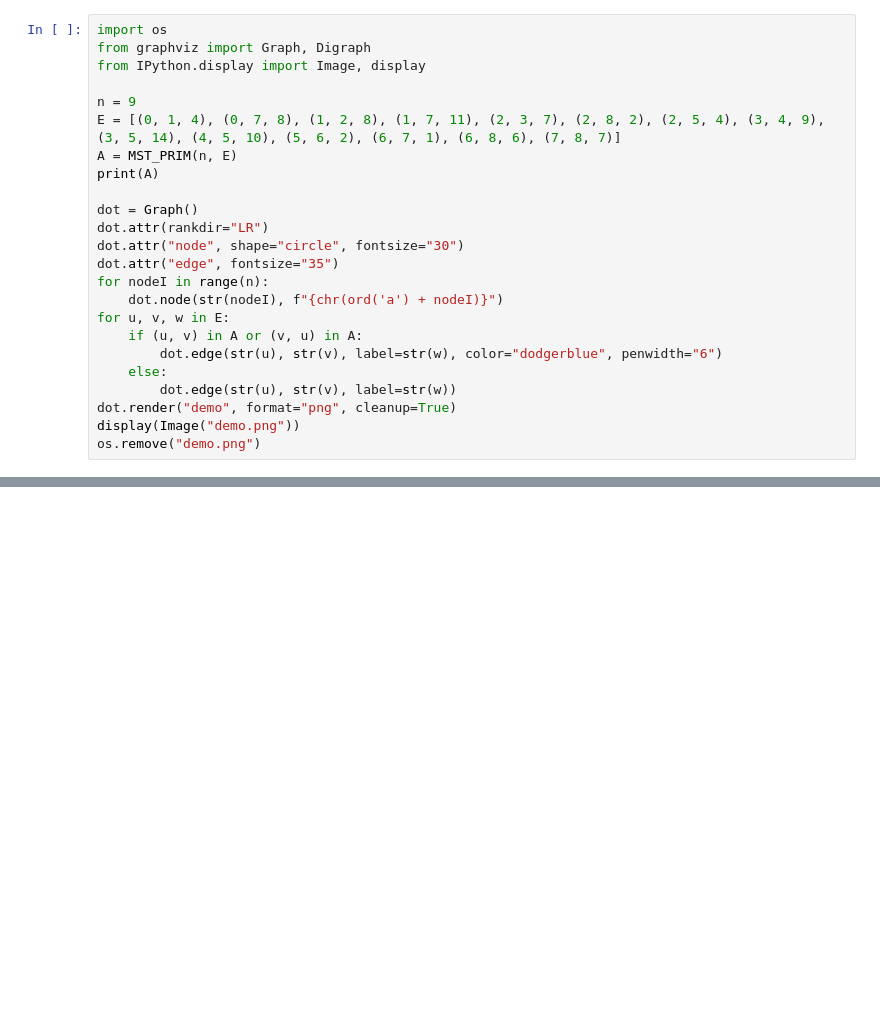
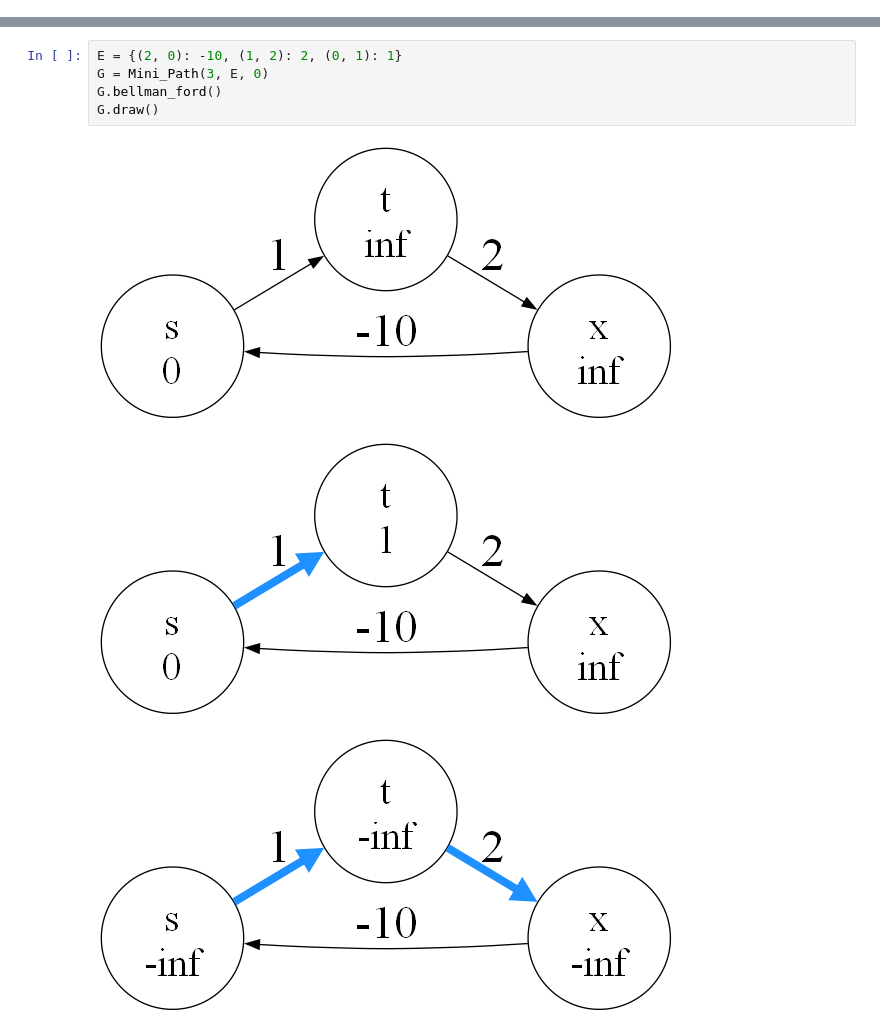
Before and after one commit to Invisiphantom/Mind-City, a Jupyter notebook: demo.ipynb, the cells around one changed output, grey strips where cells are left out. Cells and saved outputs as stored; diff of their text form; blank space fills up the shorter version.

```diff
--- a/demo.ipynb
+++ b/demo.ipynb
@@ -100,24 +0,0 @@ def MST_PRIM(n, E):
-# %%
-import os
-from graphviz import Graph, Digraph
-from IPython.display import Image, display
-
-n = 9
-E = [(0, 1, 4), (0, 7, 8), (1, 2, 8), (1, 7, 11), (2, 3, 7), (2, 8, 2), (2, 5, 4), (3, 4, 9), (3, 5, 14), (4, 5, 10), (5, 6, 2), (6, 7, 1), (6, 8, 6), (7, 8, 7)]
-A = MST_PRIM(n, E)
-print(A)
-
-dot = Graph()
-dot.attr(rankdir="LR")
-dot.attr("node", shape="circle", fontsize="30")
-dot.attr("edge", fontsize="35")
-for nodeI in range(n):
-    dot.node(str(nodeI), f"{chr(ord('a') + nodeI)}")
-for u, v, w in E:
-    if (u, v) in A or (v, u) in A:
-        dot.edge(str(u), str(v), label=str(w), color="dodgerblue", penwidth="6")
-    else:
-        dot.edge(str(u), str(v), label=str(w))
-dot.render("demo", format="png", cleanup=True)
-display(Image("demo.png"))
-os.remove("demo.png")
@@ -125,0 +79,9 @@ AssertionError:
+# %%
+E = {(2, 0): -10, (1, 2): 2, (0, 1): 1}
+G = Mini_Path(3, E, 0)
+G.bellman_ford()
+G.draw()
+# %% [output]
+[figure, added]
+[figure, added]
+[figure, added]
```
Also changed, not shown: parts of 4 cells of this notebook, 3 other files.
